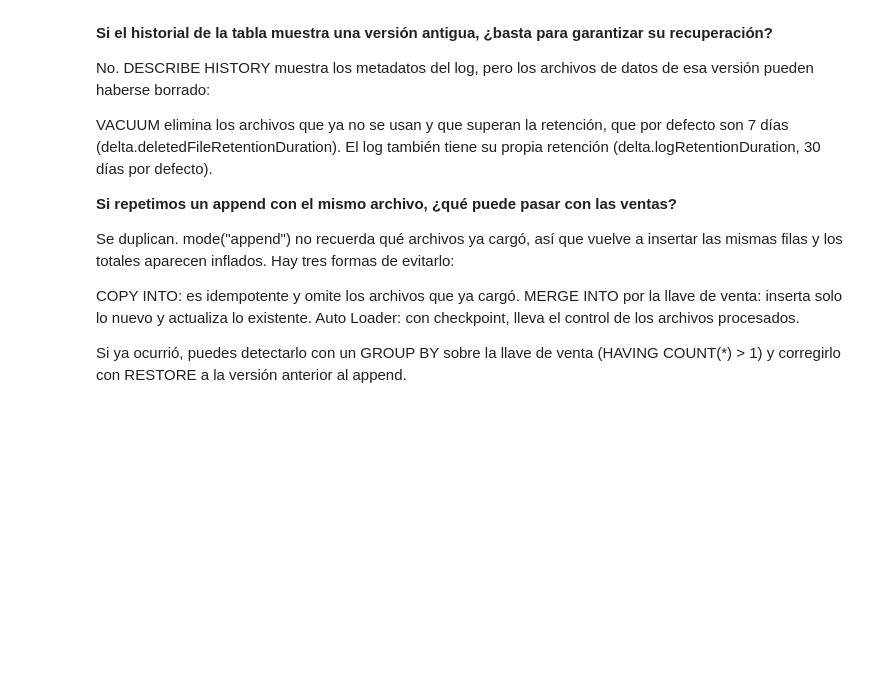
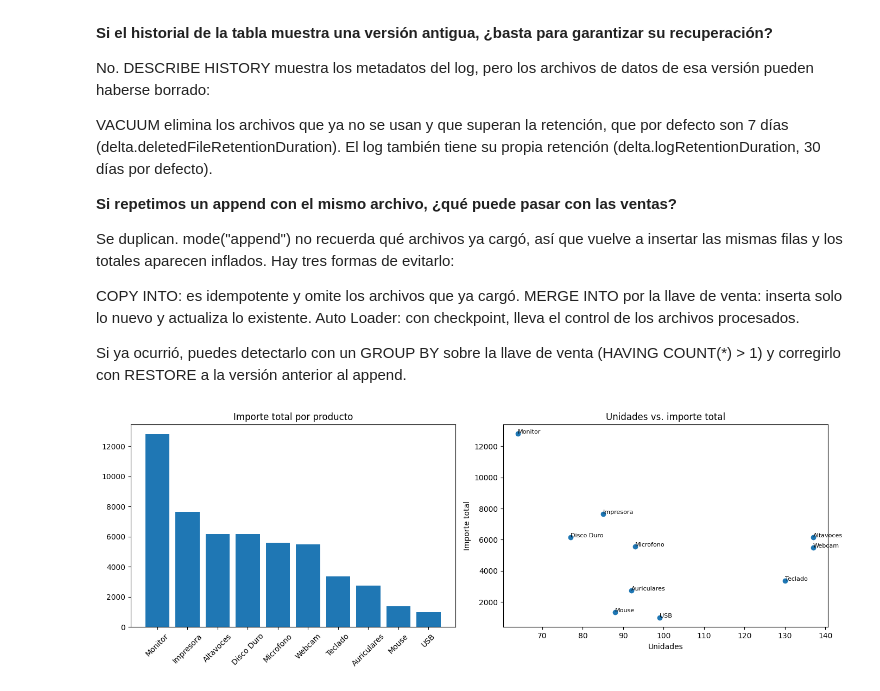
Before and after one commit to andyduqueep-arch/ELECTIVA_ETL, a Jupyter notebook: Fundamentos de Databricks.ipynb, the cells around one changed output. Drawn from its saved outputs; the diff is of its cells as text; code cells hidden in the pictures; blank space fills up the shorter version.

```diff
--- a/Fundamentos de Databricks.ipynb
+++ b/Fundamentos de Databricks.ipynb
@@ -652,3 +652,27 @@ MERGE INTO por la llave de venta: inserta solo lo nuevo y actualiza lo existente
 Auto Loader: con checkpoint, lleva el control de los archivos procesados.
 
 Si ya ocurrió, puedes detectarlo con un GROUP BY sobre la llave de venta (HAVING COUNT(*) > 1) y corregirlo con RESTORE a la versión anterior al append.
+# %%
+import matplotlib.pyplot as plt
+
+pdf = spark.table("analitica.data.v_ventas_por_producto") \
+           .orderBy("importe_total", ascending=False).toPandas()
+
+fig, axes = plt.subplots(1, 2, figsize=(14, 5))
+
+# Barras: importe por producto
+axes[0].bar(pdf["producto"], pdf["importe_total"])
+axes[0].set_title("Importe total por producto")
+axes[0].tick_params(axis="x", rotation=45)
+
+# Dispersión: unidades vs importe
+axes[1].scatter(pdf["unidades"], pdf["importe_total"])
+for _, r in pdf.iterrows():
+    axes[1].annotate(r["producto"], (r["unidades"], r["importe_total"]), fontsize=8)
+axes[1].set_title("Unidades vs. importe total")
+axes[1].set_xlabel("Unidades"); axes[1].set_ylabel("Importe total")
+
+plt.tight_layout()
+plt.show()
+# %% [output]
+[figure, added]
```
